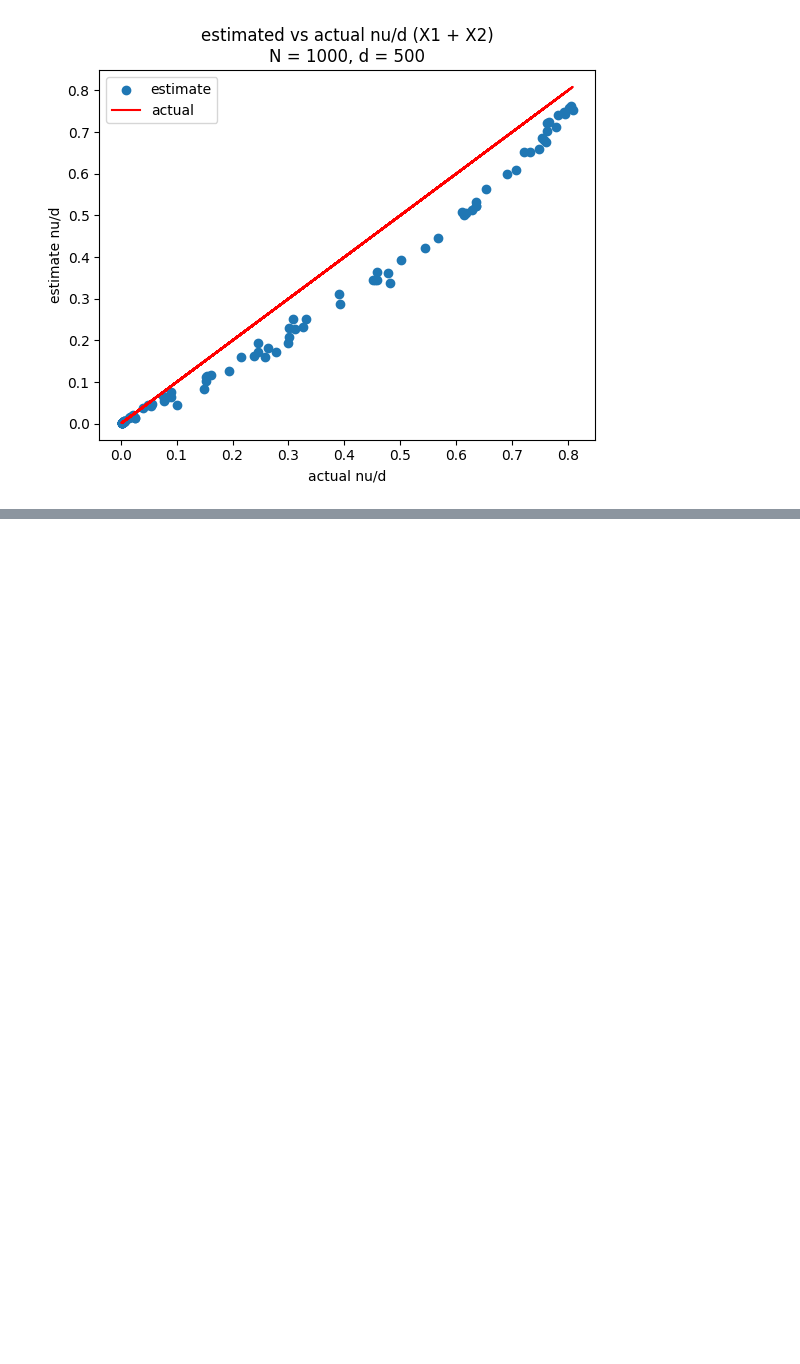
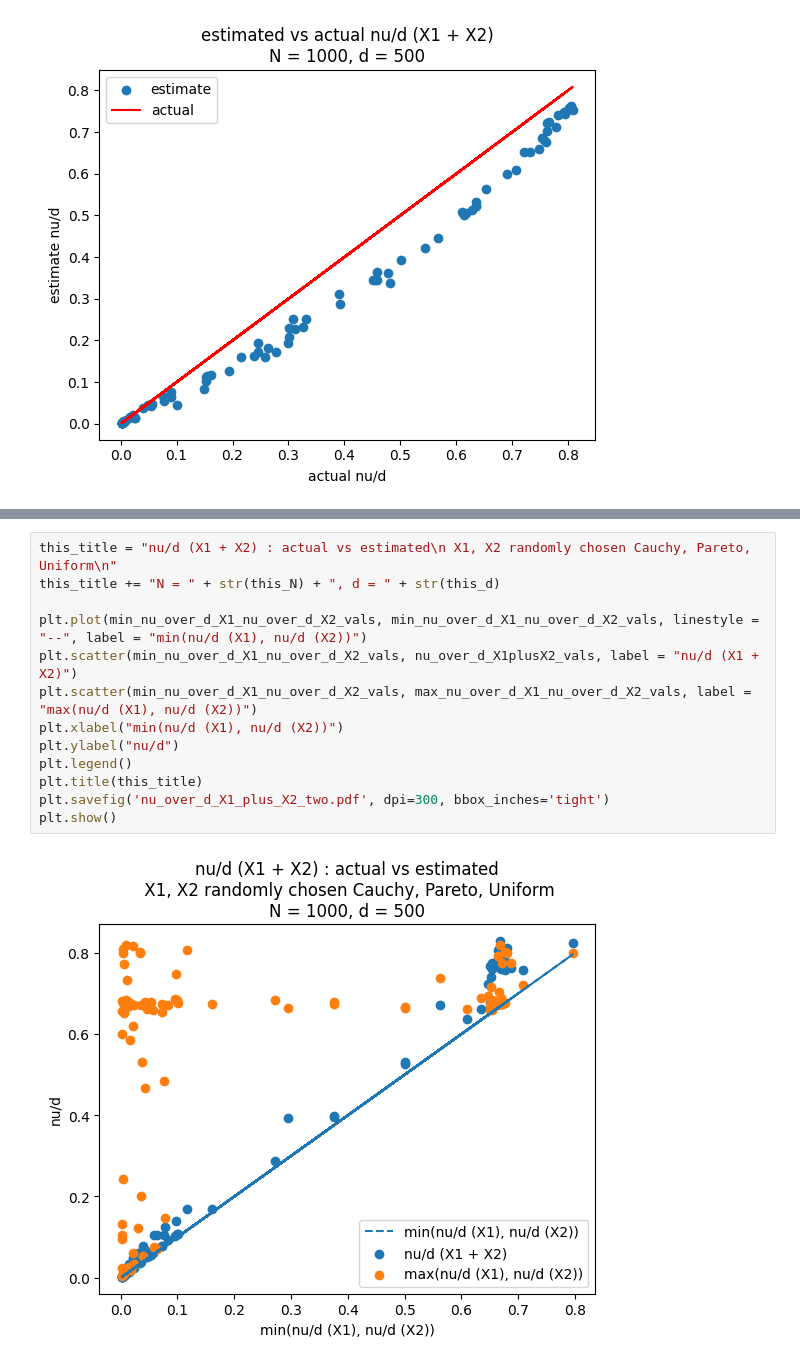
Before and after one commit to tdhadfield/PatnaikPearson, a Jupyter notebook: PatnaikPearson_addition.ipynb, the cells around one changed output, grey strips where cells are left out. Cells and saved outputs as stored; diff of their text form; blank space fills up the shorter version.

```diff
--- a/PatnaikPearson_addition.ipynb
+++ b/PatnaikPearson_addition.ipynb
@@ -123,0 +217,15 @@ plt.plot()
+# %%
+this_title = "nu/d (X1 + X2) : actual vs estimated\n X1, X2 randomly chosen Cauchy, Pareto, Uniform\n"
+this_title += "N = " + str(this_N) + ", d = " + str(this_d)
+
+plt.plot(min_nu_over_d_X1_nu_over_d_X2_vals, min_nu_over_d_X1_nu_over_d_X2_vals, linestyle = "--", label = "min(nu/d (X1), nu/d (X2))")
+plt.scatter(min_nu_over_d_X1_nu_over_d_X2_vals, nu_over_d_X1plusX2_vals, label = "nu/d (X1 + X2)")
+plt.scatter(min_nu_over_d_X1_nu_over_d_X2_vals, max_nu_over_d_X1_nu_over_d_X2_vals, label = "max(nu/d (X1), nu/d (X2))")
+plt.xlabel("min(nu/d (X1), nu/d (X2))")
+plt.ylabel("nu/d")
+plt.legend()
+plt.title(this_title)
+plt.savefig('nu_over_d_X1_plus_X2_two.pdf', dpi=300, bbox_inches='tight')
+plt.show()
+# %% [output]
+[figure, added]
```
Also changed, not shown: parts of 3 cells of this notebook, 1 other file.
